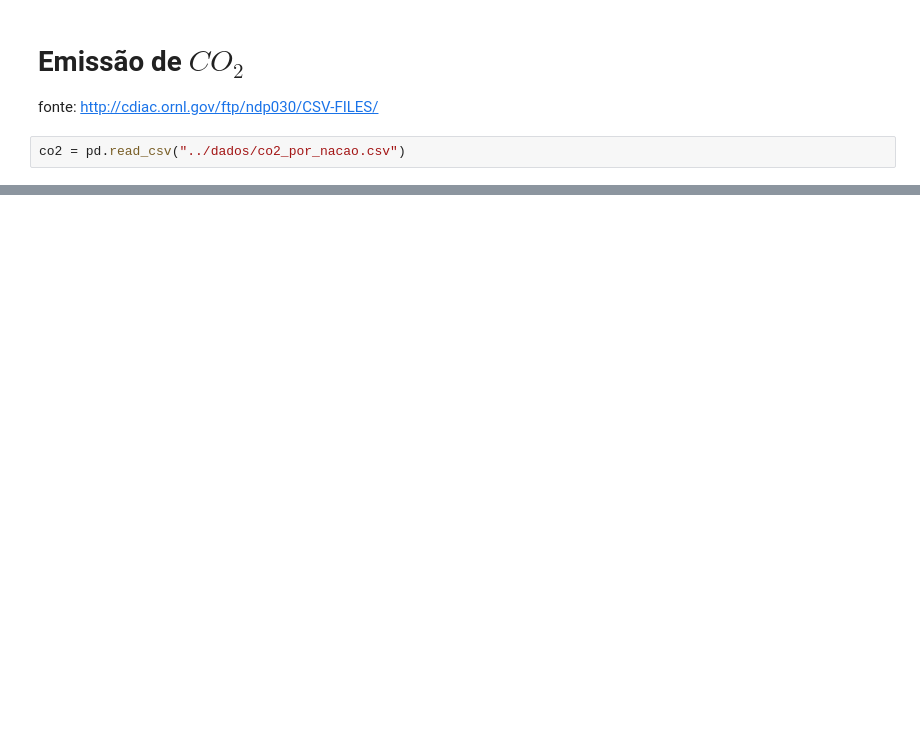
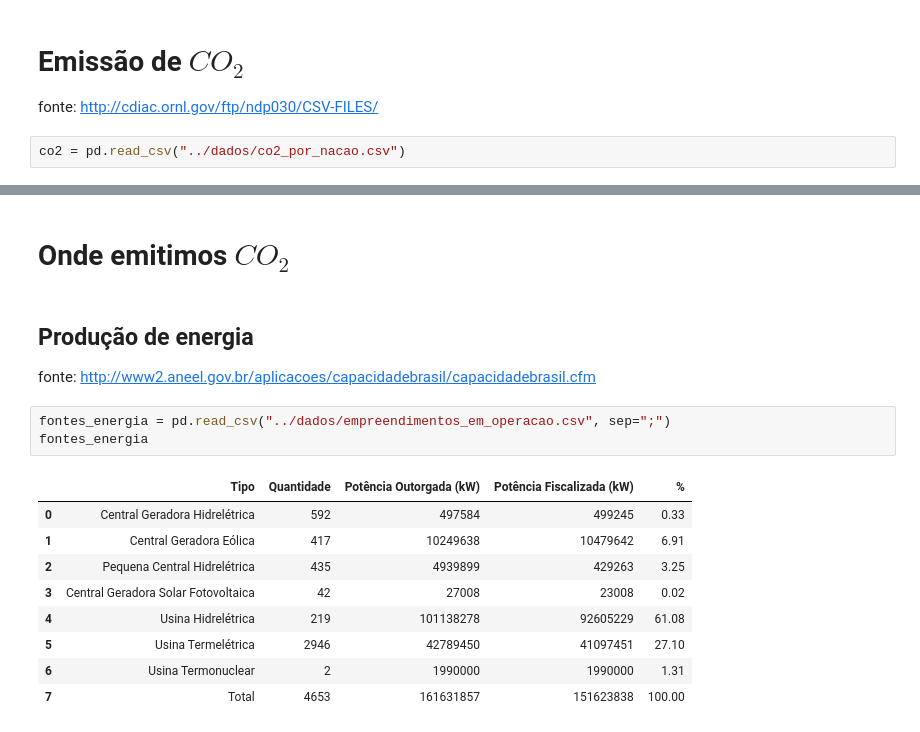
Before and after one commit to demacdolincoln/inter-climate_changes, a Jupyter notebook: oficina/Mudanças climáticas e Aquecimento global.ipynb, the cells around one changed output, grey strips where cells are left out. Cells and saved outputs as stored; diff of their text form; blank space fills up the shorter version.

```diff
--- a/oficina/Mudanças climáticas e Aquecimento global.ipynb
+++ b/oficina/Mudanças climáticas e Aquecimento global.ipynb
@@ -129,0 +96,19 @@ show(p_nation)
+# %% [markdown]
+# Onde emitimos $CO_2$
+# %% [markdown]
+## Produção de energia
+
+fonte: http://www2.aneel.gov.br/aplicacoes/capacidadebrasil/capacidadebrasil.cfm
+# %%
+fontes_energia = pd.read_csv("../dados/empreendimentos_em_operacao.csv", sep=";")
+fontes_energia
+# %% [output]
+|  | Tipo | Quantidade | Potência Outorgada (kW) | Potência Fiscalizada (kW) | % |
+| 0 | Central Geradora Hidrelétrica | 592 | 497584 | 499245 | 0.33 |
+| 1 | Central Geradora Eólica | 417 | 10249638 | 10479642 | 6.91 |
+| 2 | Pequena Central Hidrelétrica | 435 | 4939899 | 429263 | 3.25 |
+| 3 | Central Geradora Solar Fotovoltaica | 42 | 27008 | 23008 | 0.02 |
+| 4 | Usina Hidrelétrica | 219 | 101138278 | 92605229 | 61.08 |
+| 5 | Usina Termelétrica | 2946 | 42789450 | 41097451 | 27.10 |
+| 6 | Usina Termonuclear | 2 | 1990000 | 1990000 | 1.31 |
+| 7 | Total | 4653 | 161631857 | 151623838 | 100.00 |
```
Also changed, not shown: parts of 9 cells of this notebook, 1 other file.
